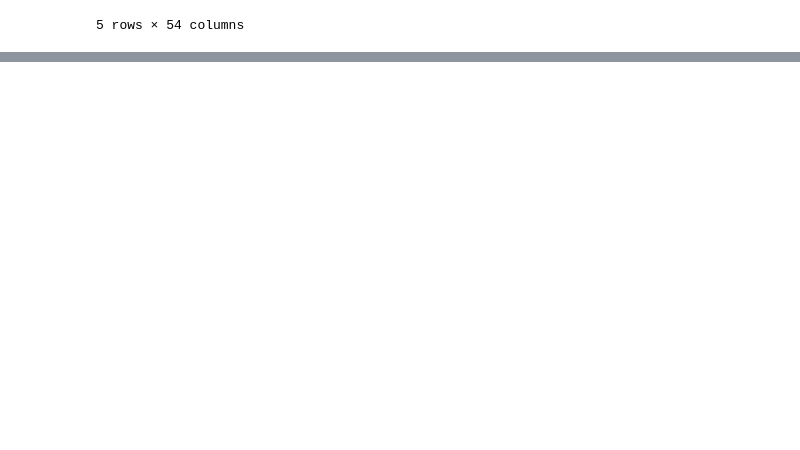
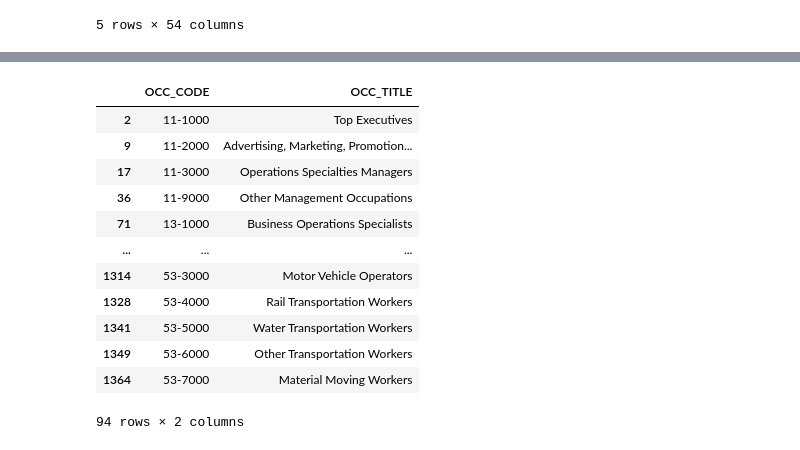
Before and after one commit to arrrlette/ETL_Project, a Jupyter notebook: ETL_Project.ipynb, the cells around one changed output, grey strips where cells are left out. Drawn from its saved outputs; the diff is of its cells as text; code cells hidden in the pictures; blank space fills up the shorter version.

```diff
--- a/ETL_Project.ipynb
+++ b/ETL_Project.ipynb
@@ -26,0 +57,18 @@ occupation_data_df.head()
+# %%
+#filter occupation dataframe to only minor occupation group id and title
+occupation_minor_df = occupation_salary_df.loc[occupation_salary_df["OCC_GROUP"] == "minor", ["OCC_CODE", "OCC_TITLE"]]
+occupation_minor_df
+# %% [output]
+|  | OCC_CODE | OCC_TITLE |
+| 2 | 11-1000 | Top Executives |
+| 9 | 11-2000 | Advertising, Marketing, Promotion... |
+| 17 | 11-3000 | Operations Specialties Managers |
+| 36 | 11-9000 | Other Management Occupations |
+| 71 | 13-1000 | Business Operations Specialists |
+| ... | ... | ... |
+| 1314 | 53-3000 | Motor Vehicle Operators |
+| 1328 | 53-4000 | Rail Transportation Workers |
+| 1341 | 53-5000 | Water Transportation Workers |
+| 1349 | 53-6000 | Other Transportation Workers |
+| 1364 | 53-7000 | Material Moving Workers |
+94 rows × 2 columns
```
Also changed, not shown: parts of 6 cells of this notebook, 2 other files.
